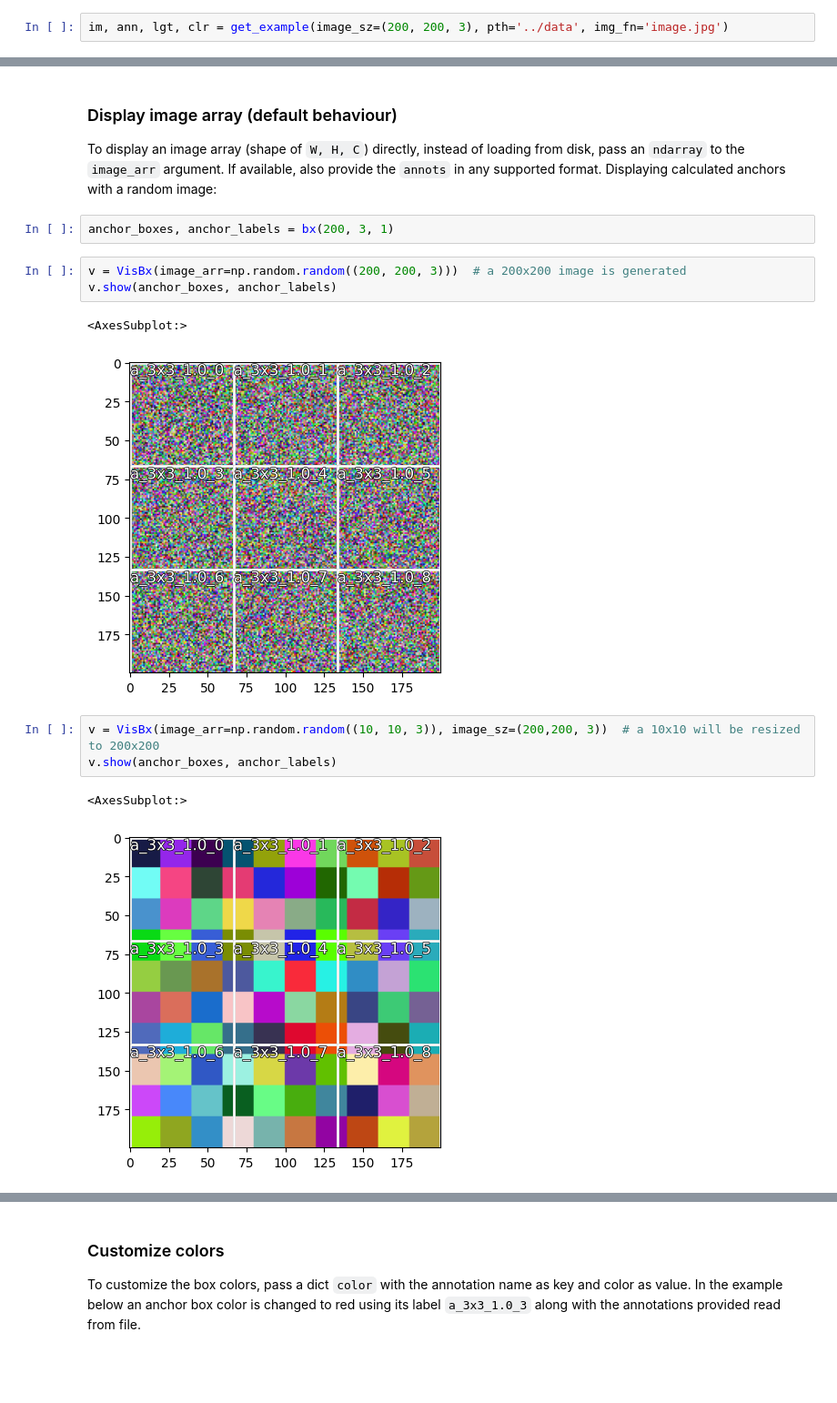
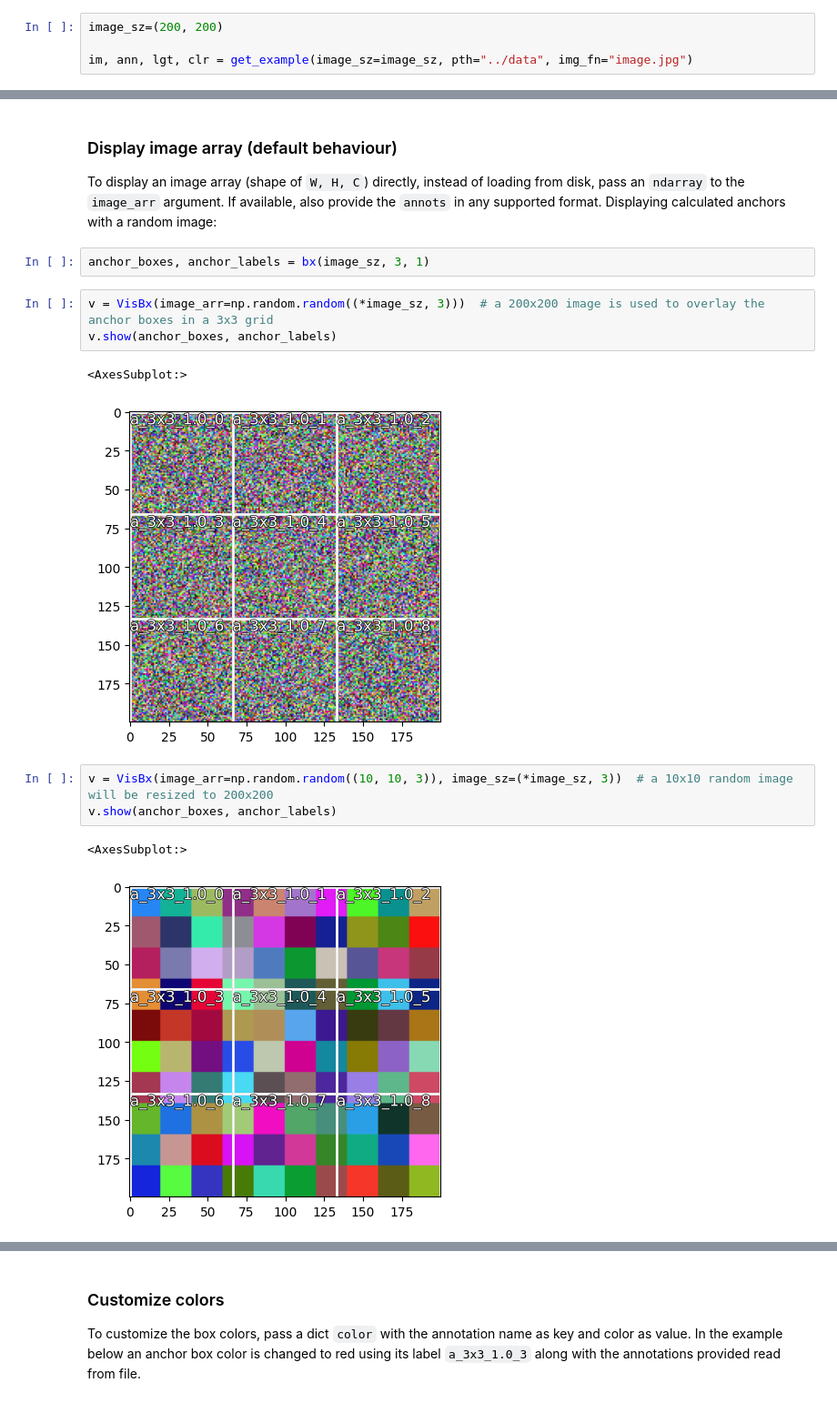
Before and after one commit to thatgeeman/pybx, a Jupyter notebook: nbs/05_vis.ipynb, the cells around one changed output, grey strips where cells are left out. Shown at 91% size. Saved outputs shown, nothing was run; the diff lists cells and outputs as text; blank space fills up the shorter version.

```diff
--- a/nbs/05_vis.ipynb
+++ b/nbs/05_vis.ipynb
@@ -27,5 +27,7 @@ Load a sample image from the data directory `../data/image.jpg` and resize to `(
 # %%
-im, ann, lgt, clr = get_example(image_sz=(200, 200, 3), pth='../data', img_fn='image.jpg')
+image_sz=(200, 200)
+
+im, ann, lgt, clr = get_example(image_sz=image_sz, pth="../data", img_fn="image.jpg")
 # %% [markdown]
 `im` is the image of a clock and a frame,
 `ann` are the annotations for the image in json format,
@@ -326,19 +307,19 @@ loading from disk, pass an `ndarray`
 to the `image_arr` argument. If available, also provide the
 `annots` in any supported format. Displaying calculated anchors with a random image:
 # %%
-anchor_boxes, anchor_labels = bx(200, 3, 1)
+anchor_boxes, anchor_labels = bx(image_sz, 3, 1)
 # %%
-v = VisBx(image_arr=np.random.random((200, 200, 3)))  # a 200x200 image is generated
+v = VisBx(image_arr=np.random.random((*image_sz, 3)))  # a 200x200 image is used to overlay the anchor boxes in a 3x3 grid
 v.show(anchor_boxes, anchor_labels)
 # %% [output]
 <AxesSubplot:>
-[figure, old version]
+[figure, new version]
 # %%
-v = VisBx(image_arr=np.random.random((10, 10, 3)), image_sz=(200,200, 3))  # a 10x10 will be resized to 200x200
+v = VisBx(image_arr=np.random.random((10, 10, 3)), image_sz=(*image_sz, 3))  # a 10x10 random image will be resized to 200x200
 v.show(anchor_boxes, anchor_labels)
 # %% [output]
 <AxesSubplot:>
-[figure, old version]
+[figure, new version]
 # %% [markdown]
 ### Load image and show annots
 
```
Also changed, not shown: parts of 8 cells of this notebook, 23 other files.
